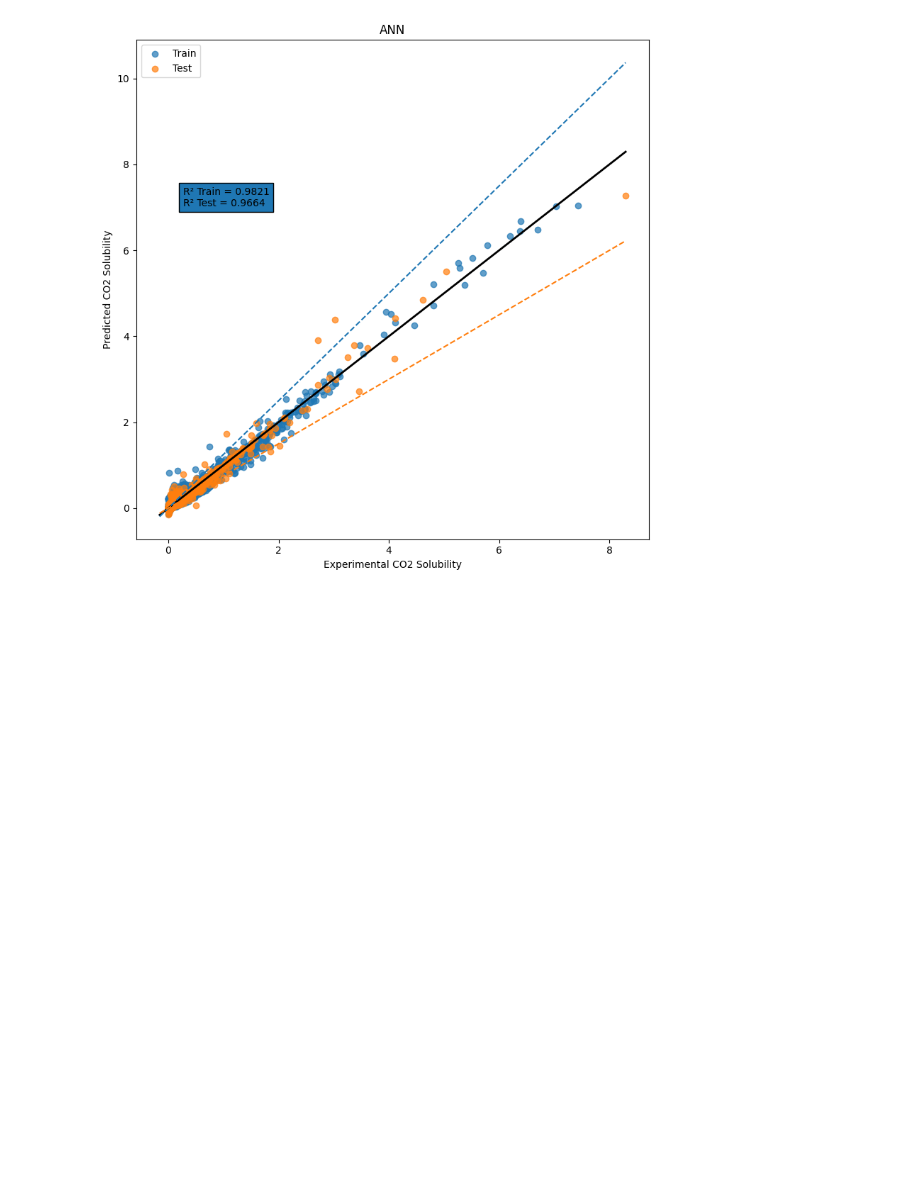
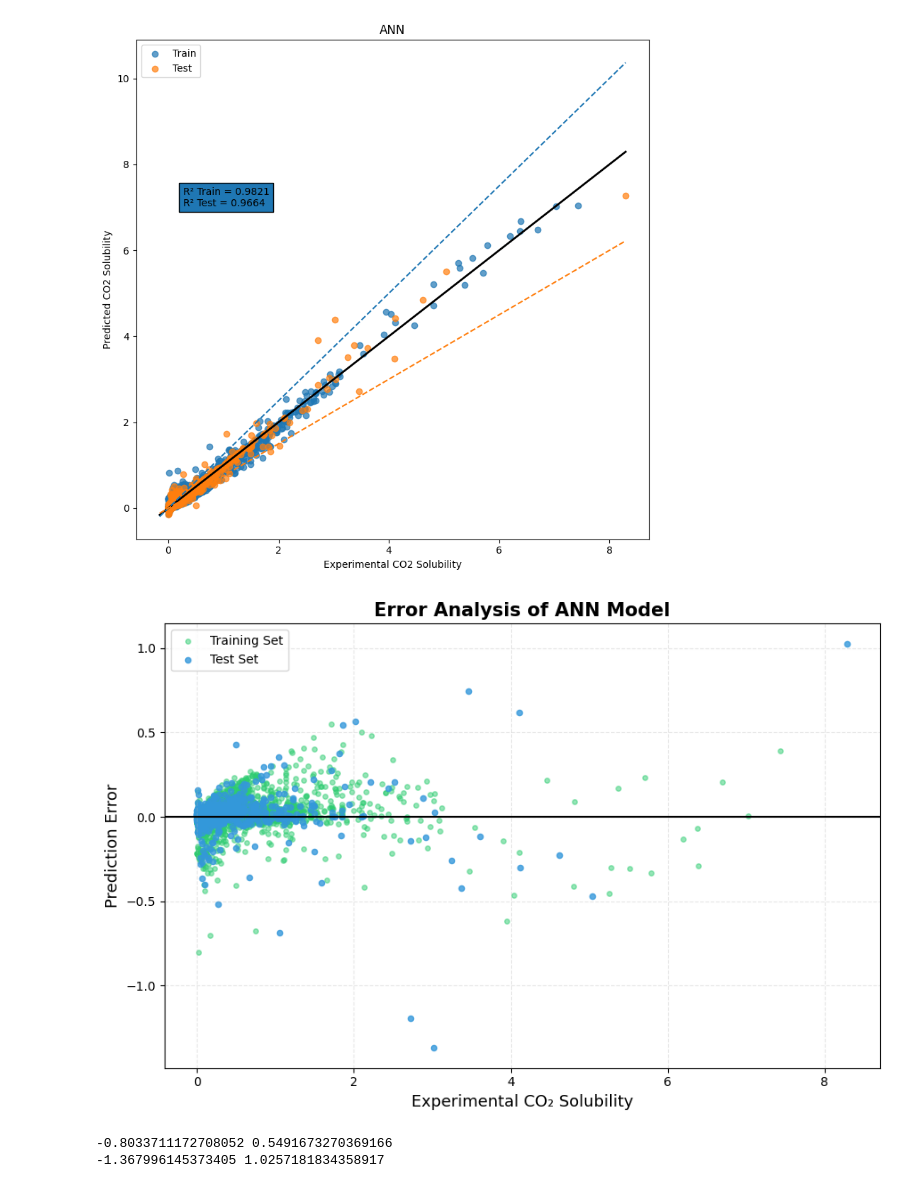
Before and after one commit to Jaideepsingh11/CO2_Solubility_Prediction_Using_Ionic_Liquids, a Jupyter notebook: notebooks/ANN.ipynb, the cells around one changed output. Drawn from its saved outputs; the diff is of its cells as text; code cells hidden in the pictures; blank space fills up the shorter version.

```diff
--- a/notebooks/ANN.ipynb
+++ b/notebooks/ANN.ipynb
@@ -207,3 +207,59 @@ plt.tight_layout()
 plt.show()
 # %% [output]
 [figure]
+# %%
+train_error = y_train - y_train_pred
+test_error = y_test - y_pred
+# %%
+plt.figure(figsize=(9,6))
+
+plt.scatter(
+    y_train,
+    train_error,
+    c="#2ecc71",
+    alpha=0.5,
+    s=15,
+    label="Training Set"
+)
+
+plt.scatter(
+    y_test,
+    test_error,
+    c="#3498db",
+    alpha=0.8,
+    s=20,
+    label="Test Set"
+)
+
+plt.axhline(
+    0,
+    color="black",
+    linewidth=1.5
+)
+
+plt.xlabel(
+    "Experimental CO₂ Solubility",
+    fontsize=13
+)
+
+plt.ylabel(
+    "Prediction Error",
+    fontsize=13
+)
+
+plt.title(
+    "Error Analysis of ANN Model",
+    fontsize=15,
+    fontweight="bold"
+)
+
+plt.legend()
+
+plt.grid(
+    linestyle="--",
+    alpha=0.3
+)
+
+plt.tight_layout()
+# %% [output]
+[figure, added]
@@ -209,0 +274,6 @@ plt.show()
+# %%
+print(train_error.min(), train_error.max())
+print(test_error.min(), test_error.max())
+# %% [output]
+-0.8033711172708052 0.5491673270369166
+-1.367996145373405 1.0257181834358917
```
Also changed, not shown: parts of 15 cells of this notebook, 20 other files.
